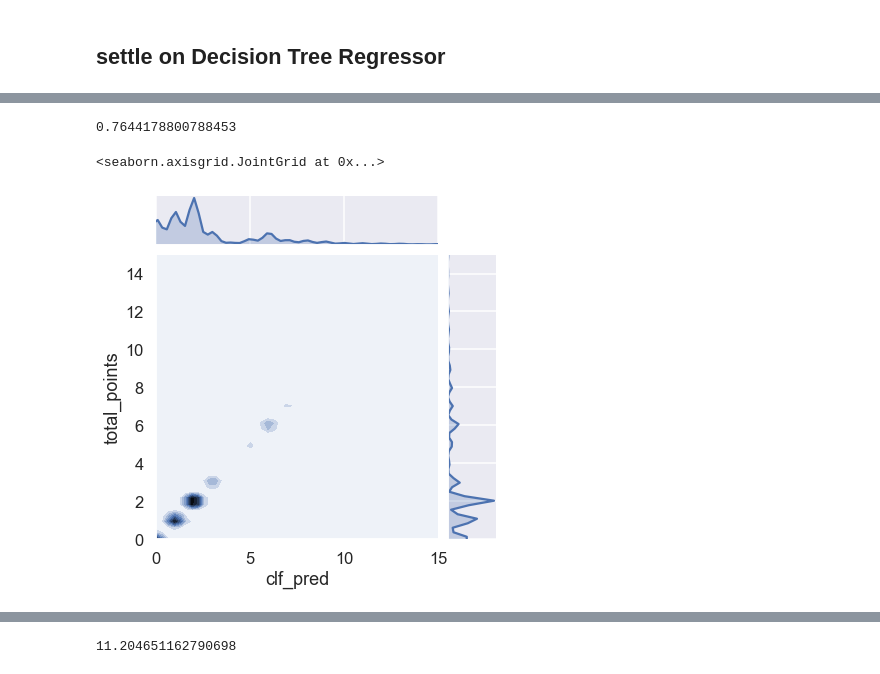
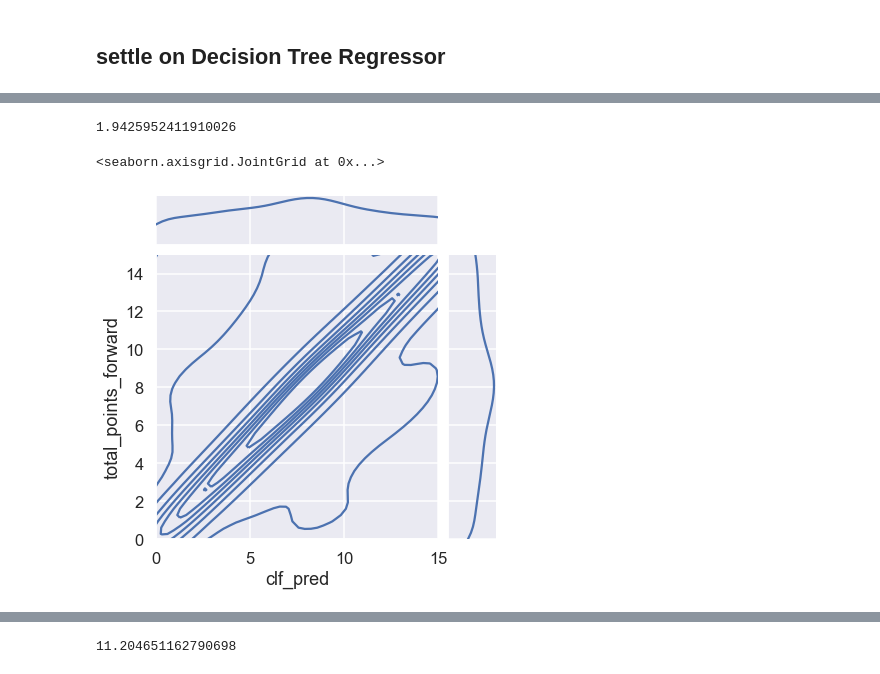
Before and after one commit to andrewjoelpeters/fpl, a Jupyter notebook: predictor.ipynb, the cells around one changed output, grey strips where cells are left out. Drawn from its saved outputs; the diff is of its cells as text; code cells hidden in the pictures.

```diff
--- a/predictor.ipynb
+++ b/predictor.ipynb
@@ -379,2 +621,4 @@ players = players.merge(rolling_value, left_index = True, right_on = 'level_1')
+# %%
+players = players.join(forward, rsuffix = '_forward')
 # %% [markdown]
 # Additional Features: normalize data & replace NaN
@@ -410,6 +629,7 @@ players.position = players.position.replace({'GK': 1,
                                             'FWD': 4})
 # %%
 players.loc[players['total_points'] < 0, 'total_points'] = 0
+players.loc[players['total_points_forward'] < 0, 'total_points_forward'] = 0
 # %%
 players.describe()
 # %% [output]
@@ -654,7 +862,7 @@ feature_cols = ['position',
 #make this into a function so I can easily repeat for new data
 def process(players):
     features = players[feature_cols]
-    labels = players['total_points']
+    labels = players['total_points_forward']
 
     # Encode Position Columns
     features = features.reset_index(drop=True)
@@ -795,15 +1014,15 @@ plt.tight_layout()
 # %%
 players['clf_pred'] = scaler.inverse_transform(clf.predict(X).reshape(-1,1))
-players['total_points'] = players.total_points.astype('float')
+players['total_points_forward'] = players.total_points_forward.astype('float')
 # %%
-abs(players['clf_pred'] - players['total_points']).mean()
+abs(players['clf_pred'] - players['total_points_forward']).mean()
 # %% [output]
-0.7644178800788453
+1.9425952411910026
 # %%
 sns.set_style('darkgrid')
 sns.set('talk')
-sns.jointplot(data=players, x='clf_pred', y='total_points', kind='kde', xlim=(0,15), ylim=(0,15))
+sns.jointplot(data=players, x='clf_pred', y='total_points_forward', kind='kde', xlim=(0,15), ylim=(0,15))
 # %% [output]
 <seaborn.axisgrid.JointGrid at 0x...>
-[figure, old version]
+[figure, new version]
 # %%
```
Also changed, not shown: parts of 79 cells of this notebook, 1 other file.
